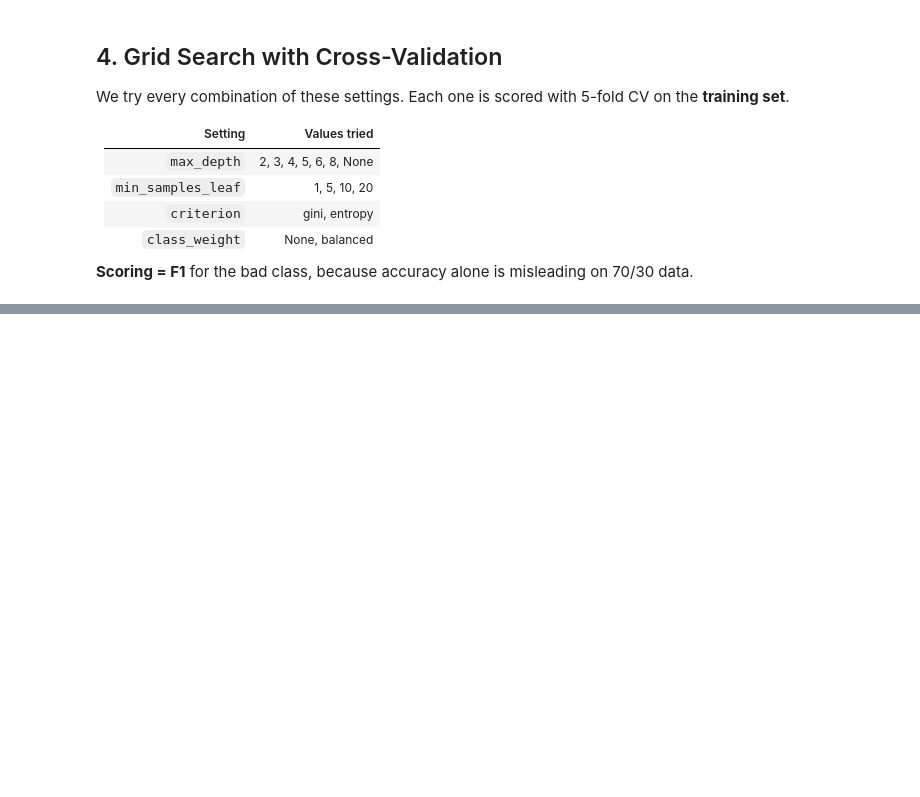
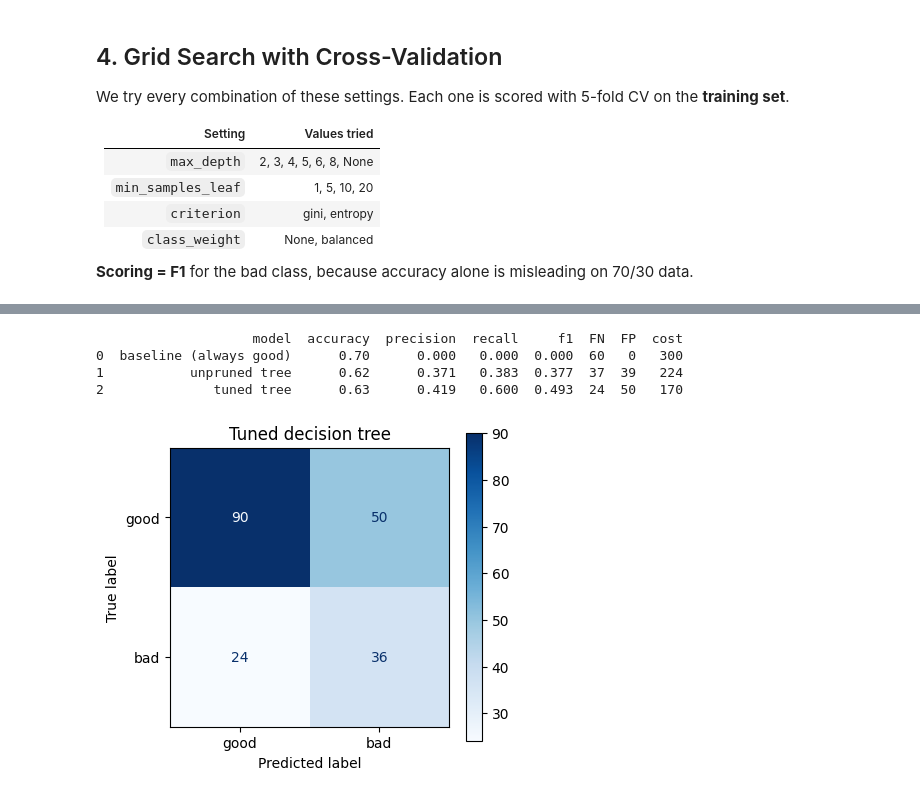
Before and after one commit to dhiru69-tech/ML-Techniques-Lab-Project, a Jupyter notebook: notebooks/day10_decision_tree_tuning.ipynb, the cells around one changed output, grey strips where cells are left out. Cells and saved outputs as stored; diff of their text form; code cells hidden in the pictures; blank space fills up the shorter version.

```diff
--- a/notebooks/day10_decision_tree_tuning.ipynb
+++ b/notebooks/day10_decision_tree_tuning.ipynb
@@ -204,0 +225,31 @@ print(results.sort_values('rank_test_score')[cols].head(5).round(3).to_string(in
+# %%
+from sklearn.dummy import DummyClassifier
+
+best_tree = grid.best_estimator_                  # pipeline with the winning settings
+full_tree = make_pipe().fit(X_train, y_train)     # no limits (Day 9 style)
+baseline = Pipeline([('prep', clone(preprocess)),
+                     ('dummy', DummyClassifier(strategy='most_frequent'))]).fit(X_train, y_train)
+
+final = pd.DataFrame([
+    evaluate('baseline (always good)', y_test, baseline.predict(X_test)),
+    evaluate('unpruned tree', y_test, full_tree.predict(X_test)),
+    evaluate('tuned tree', y_test, best_tree.predict(X_test)),
+])
+print(final)
+# %% [output]
+                    model  accuracy  precision  recall     f1  FN  FP  cost
+0  baseline (always good)      0.70      0.000   0.000  0.000  60   0   300
+1           unpruned tree      0.62      0.371   0.383  0.377  37  39   224
+2              tuned tree      0.63      0.419   0.600  0.493  24  50   170
+# %%
+from sklearn.metrics import ConfusionMatrixDisplay
+
+fig, ax = plt.subplots(figsize=(4.5, 4))
+ConfusionMatrixDisplay.from_predictions(
+    y_test, best_tree.predict(X_test),
+    display_labels=['good', 'bad'], cmap='Blues', ax=ax
+)
+plt.title("Tuned decision tree")
+plt.show()
+# %% [output]
+[figure, added]
```
Also changed, not shown: parts of 5 cells of this notebook.
